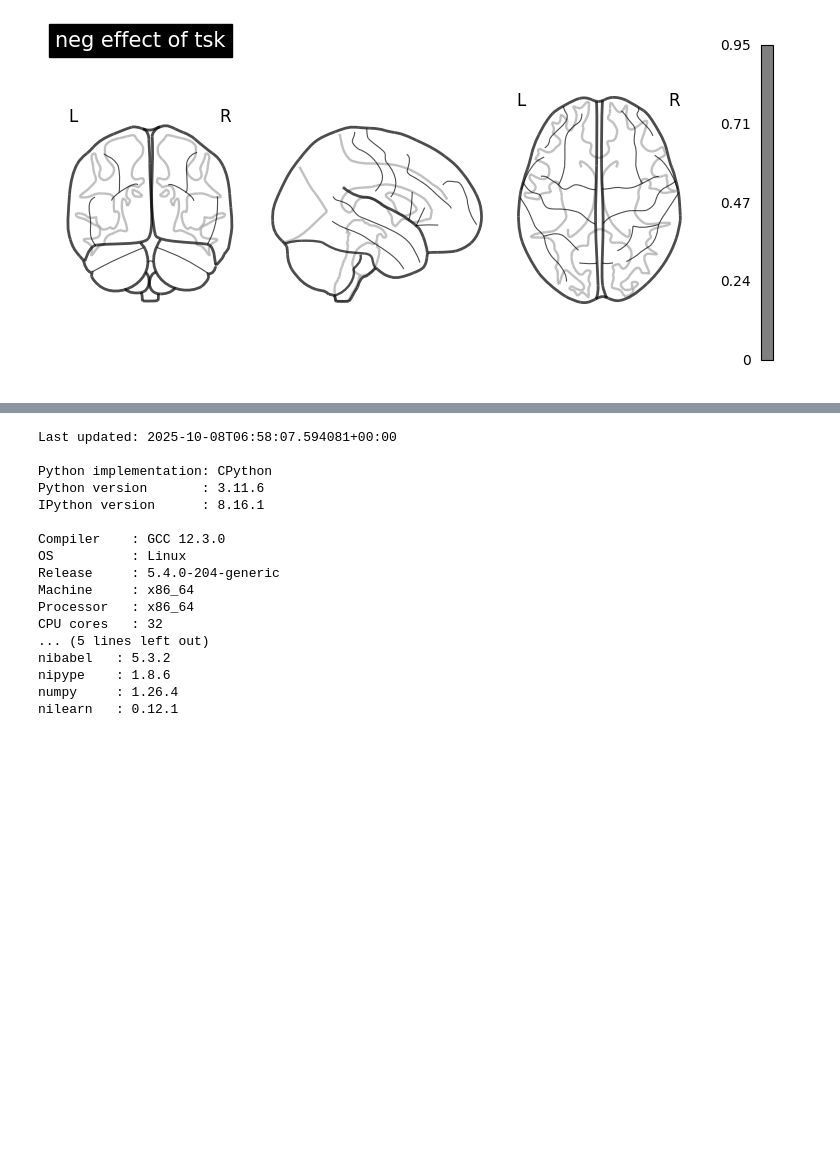
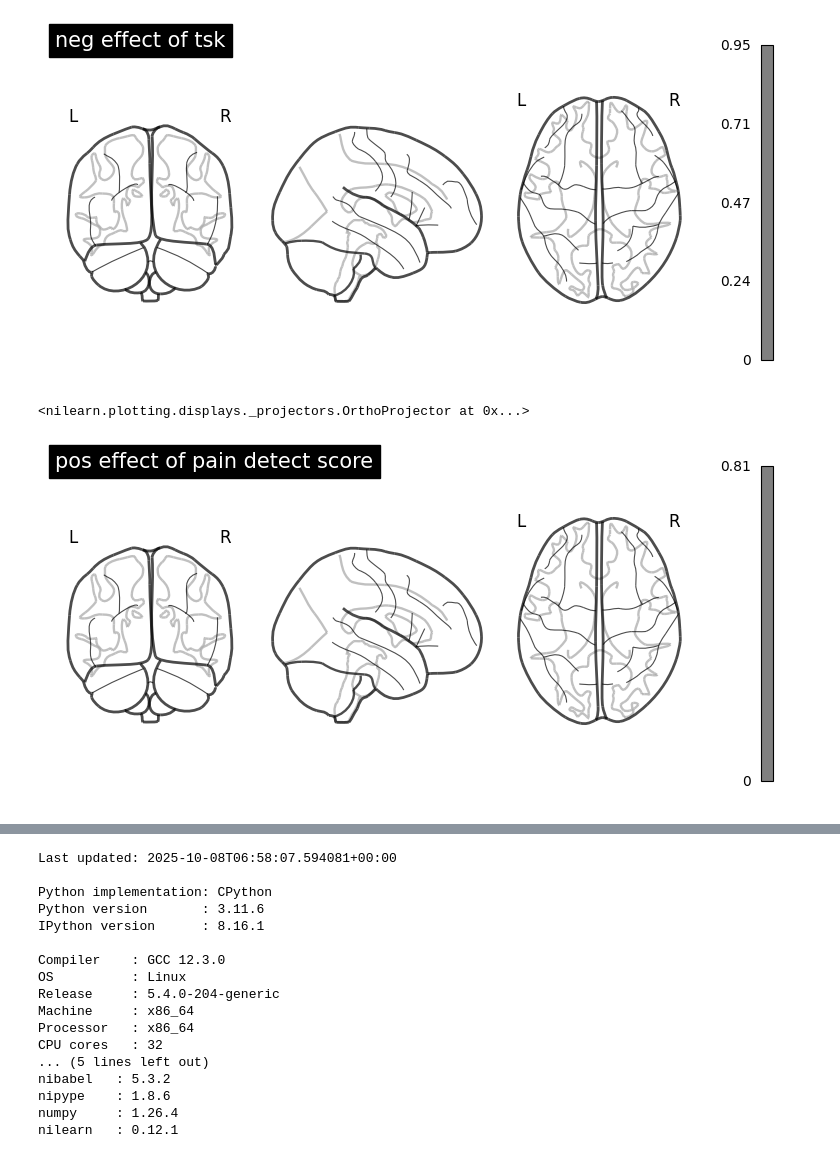
Before and after one commit to MoniDoerig/RSA, a Jupyter notebook: Randomise_RSA.ipynb, the cells around one changed output, grey strips where cells are left out. Cells and saved outputs as stored; diff of their text form; code cells hidden in the pictures; blank space fills up the shorter version.

```diff
--- a/Randomise_RSA.ipynb
+++ b/Randomise_RSA.ipynb
@@ -267,6 +262,8 @@ pos_max_pain_20 = '/mnt/neurodesktop-storage/Clean_notebooks/Results_Pat_painMRI
 neg_max_pain_20 = '/mnt/neurodesktop-storage/Clean_notebooks/Results_Pat_painMRI_maxPain/PAT45_Seg20minusRan20_regress_cov_perm10k_tfce_corrp_tstat4.nii.gz'
 pos_tsk_20 = '/mnt/neurodesktop-storage/Clean_notebooks/Results_Pat_tsk/PAT45_Seg20minusRan20_regress_cov_perm10k_tfce_corrp_tstat1.nii.gz'
 neg_tsk_20 = '/mnt/neurodesktop-storage/Clean_notebooks/Results_Pat_tsk/PAT45_Seg20minusRan20_regress_cov_perm10k_tfce_corrp_tstat2.nii.gz'
+pos_paindetect_20 = '/mnt/neurodesktop-storage/Clean_notebooks/Results_Pat_painDetect/PAT45_Seg20minusRan20_regress_cov_perm10k_tfce_corrp_tstat1.nii.gz'
+neg_paindetect_20 = '/mnt/neurodesktop-storage/Clean_notebooks/Results_Pat_painDetect/PAT45_Seg20minusRan20_regress_cov_perm10k_tfce_corrp_tstat2.nii.gz'
 # %% [markdown]
 #### 80 Hz
 # %%
@@ -391,3 +400,9 @@ plotting.plot_glass_brain(neg_tsk_20, title="neg effect of tsk", threshold=0.95,
 # %% [output]
 <nilearn.plotting.displays._projectors.OrthoProjector at 0x...>
 [figure]
+# %%
+plotting.plot_glass_brain(pos_paindetect_20, title="pos effect of pain detect score",
+                          threshold=0.95, colorbar=True)
+# %% [output]
+<nilearn.plotting.displays._projectors.OrthoProjector at 0x...>
+[figure, added]
```
Also changed, not shown: parts of 7 cells of this notebook.
